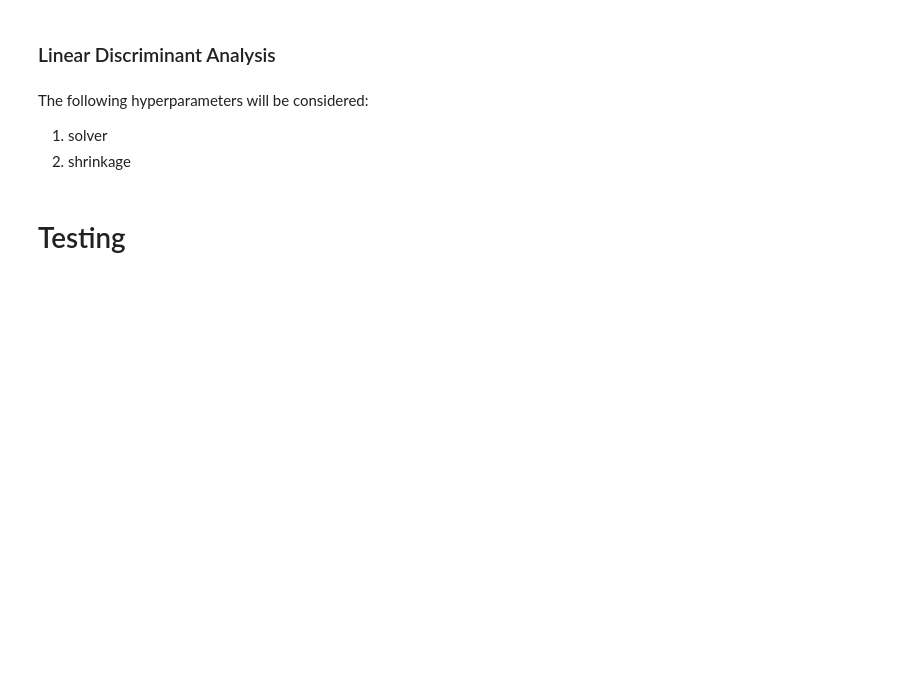
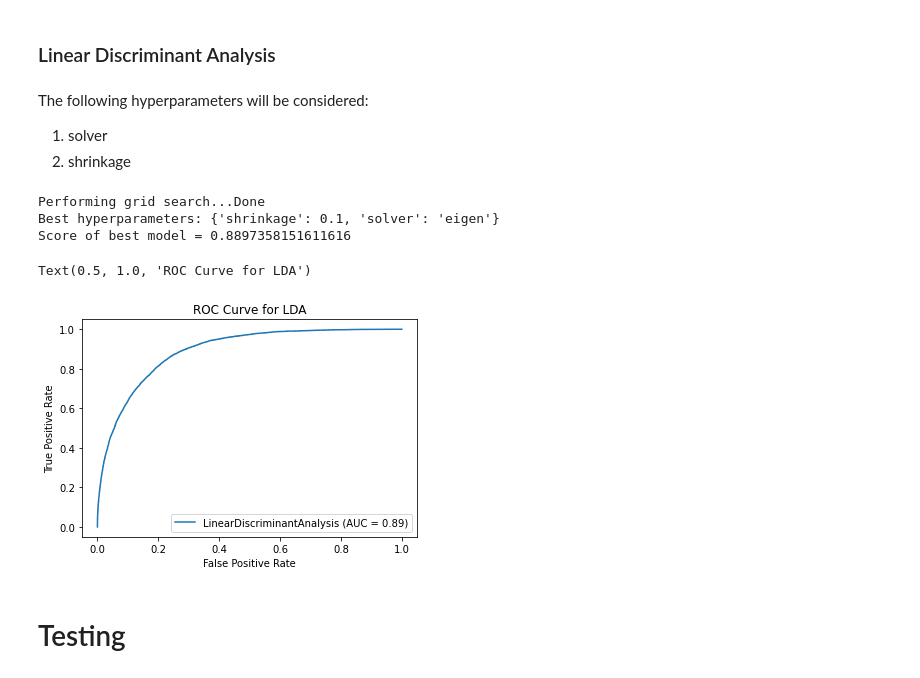
Before and after one commit to DrDubuPhD/AdultCensus_Classification, a Jupyter notebook: Artificial Intelligence Techniques Assignment.ipynb, the cells around one changed output. Drawn from its saved outputs; the diff is of its cells as text; code cells hidden in the pictures; blank space fills up the shorter version.

```diff
--- a/Artificial Intelligence Techniques Assignment.ipynb
+++ b/Artificial Intelligence Techniques Assignment.ipynb
@@ -699,13 +706,19 @@ The following hyperparameters will be considered:
 # %%
 lda_clf = LinearDiscriminantAnalysis()
 
-params = {'solver' : ['svd', 'eigen'],
-  'shrinkage' : ['none', 'auto']
+params = {'solver' : ['eigen'],
+  'shrinkage' : [0.0001, 0.001, 0.01, 0.1,]
 }
 
 lda_clf_opti = performGridSearch(params, lda_clf, X_train_complete, y_train_more50K)
 
 plot_roc_curve(lda_clf_opti, X_train_complete, y_train_more50K).ax_.set_title('ROC Curve for LDA')
+# %% [output]
+Performing grid search...Done
+Best hyperparameters: {'shrinkage': 0.1, 'solver': 'eigen'}
+Score of best model = 0.8897358151611616
+Text(0.5, 1.0, 'ROC Curve for LDA')
+[figure, added]
 # %% [markdown]
 # Testing
 # %% [markdown]
```
Also changed, not shown: parts of 6 cells of this notebook.
